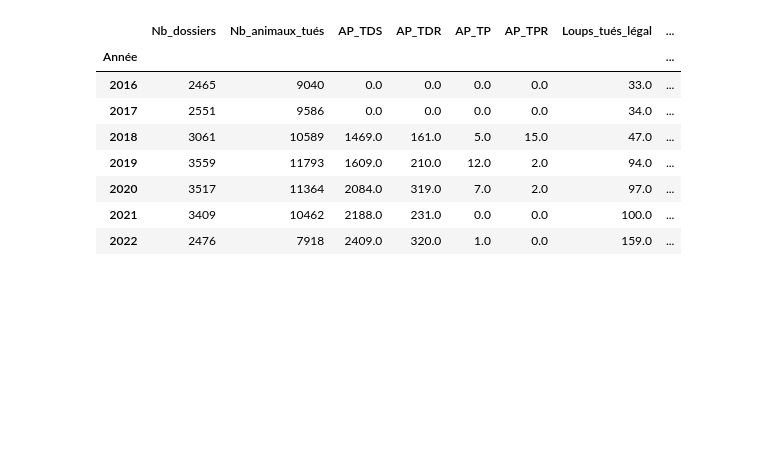
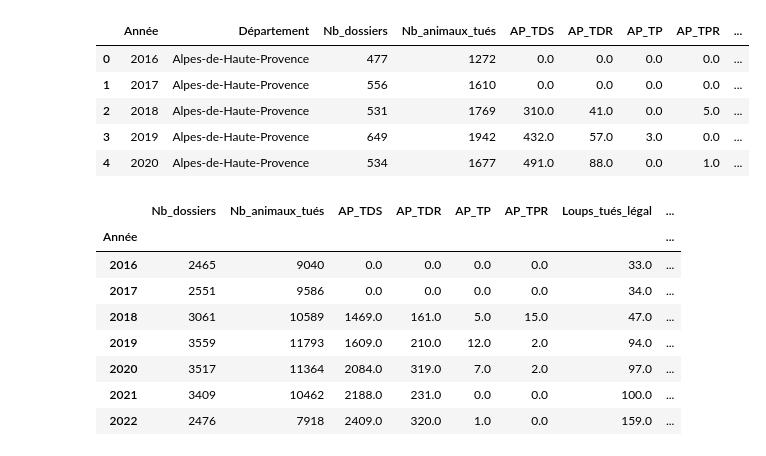
Before and after one commit to dthonon/pna_loup_suivi, a Jupyter notebook: notebook/Analyse_mortalité_loup.ipynb, the cells around one changed output. Saved outputs shown, nothing was run; the diff lists cells and outputs as text; code cells hidden in the pictures; blank space fills up the shorter version.

```diff
--- a/notebook/Analyse_mortalité_loup.ipynb
+++ b/notebook/Analyse_mortalité_loup.ipynb
@@ -28,4 +29,21 @@ interventions = pd.merge(interventions, dept, on="Département")
 donnees_pna = pd.merge(donnees_pna, dept, on="Département")
+# %%
+# Calcul des colonnes supplémentaires
+donnees_pna.fillna(0, inplace=True)
+donnees_pna["AP_TOTAL"] = donnees_pna.apply(
+    lambda row: row.AP_TDS + row.AP_TDR + row.AP_TP + row.AP_TPR, axis=1
+)
+donnees_pna["Loups_tués"] = donnees_pna.apply(
+    lambda row: row.Loups_tués_légal + row.Loups_tués_illégal, axis=1
+)
+donnees_pna.head()
+# %% [output]
+|  | Année | Département | Nb_dossiers | Nb_animaux_tués | AP_TDS | AP_TDR | AP_TP | AP_TPR | ... |
+| 0 | 2016 | Alpes-de-Haute-Provence | 477 | 1272 | 0.0 | 0.0 | 0.0 | 0.0 | ... |
+| 1 | 2017 | Alpes-de-Haute-Provence | 556 | 1610 | 0.0 | 0.0 | 0.0 | 0.0 | ... |
+| 2 | 2018 | Alpes-de-Haute-Provence | 531 | 1769 | 310.0 | 41.0 | 0.0 | 5.0 | ... |
+| 3 | 2019 | Alpes-de-Haute-Provence | 649 | 1942 | 432.0 | 57.0 | 3.0 | 0.0 | ... |
+| 4 | 2020 | Alpes-de-Haute-Provence | 534 | 1677 | 491.0 | 88.0 | 0.0 | 1.0 | ... |
 # %%
 # dommages_y = dommages.groupby(["Année", "Région"])
 # dommages_y.sum(numeric_only=True)
```
Also changed, not shown: parts of 8 cells of this notebook.
